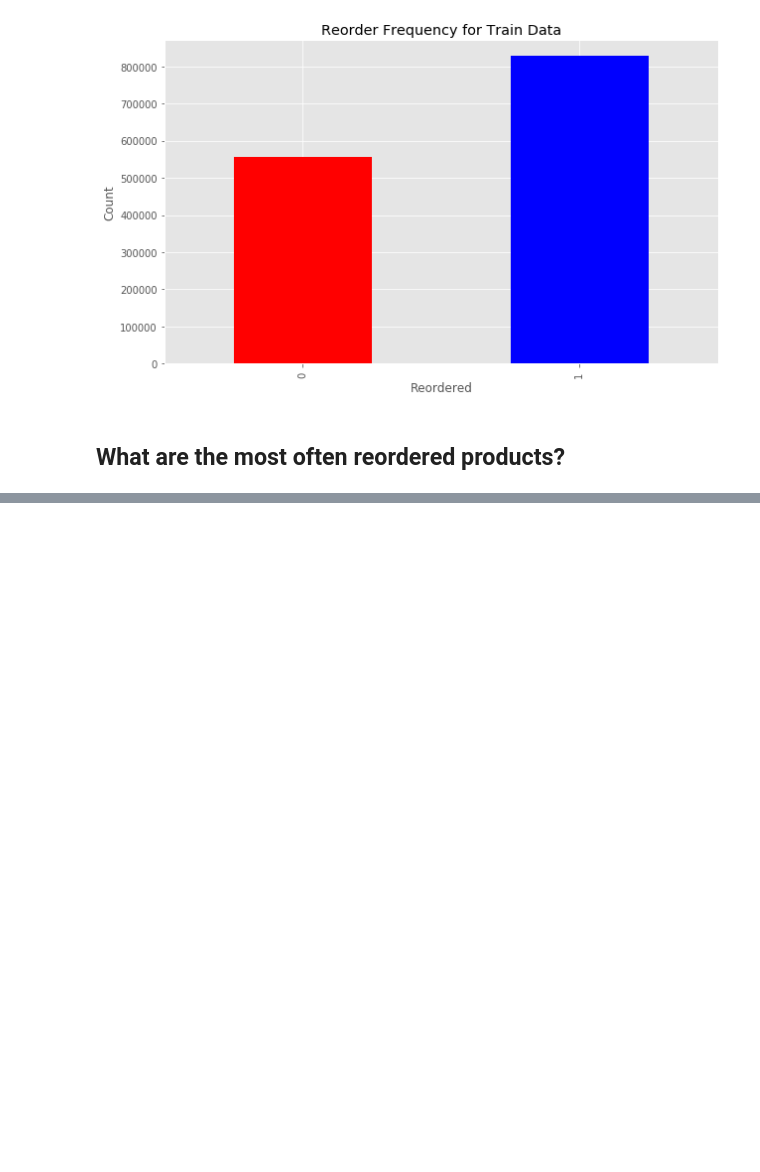
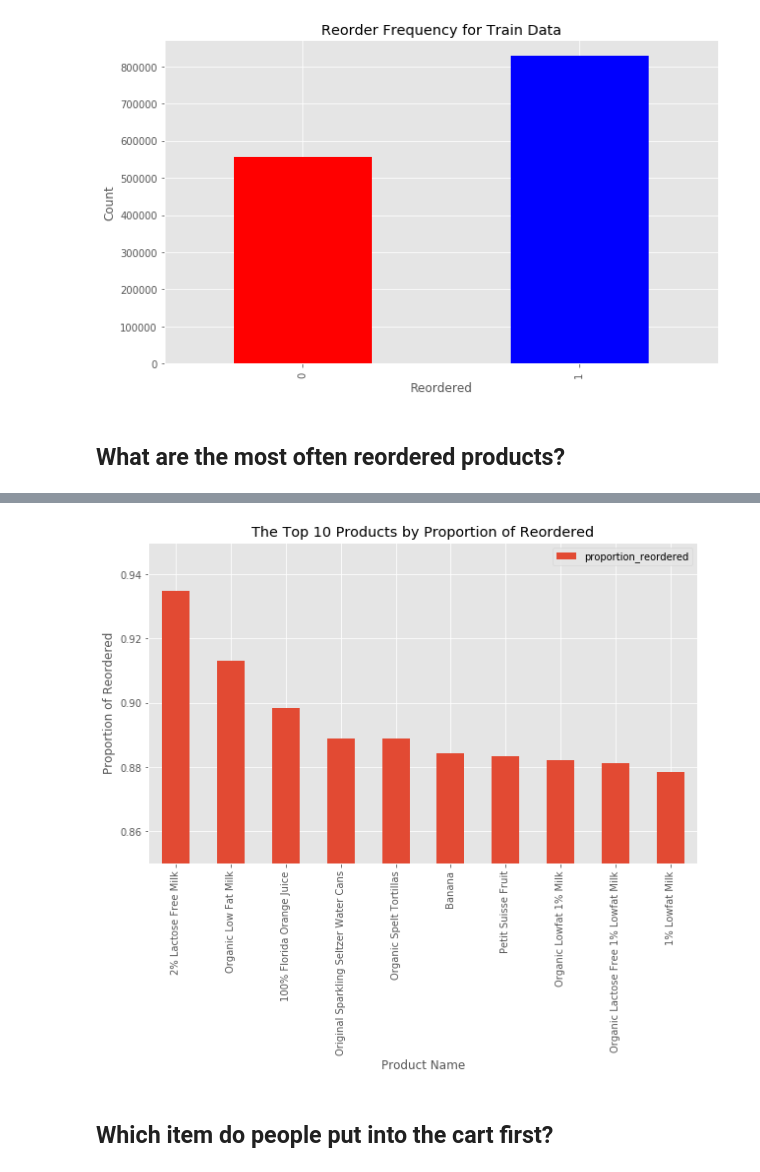
Before and after one commit to RachelPengmkt/Instacart-Market-Basket-Analysis-Exploratory-Analysis-Kaggle, a Jupyter notebook: Instacart-Market-Basket-Analysis-Exploratory-Analysis-Kaggle.ipynb, the cells around one changed output, grey strips where cells are left out. Cells and saved outputs as stored; diff of their text form; code cells hidden in the pictures; blank space fills up the shorter version.

```diff
--- a/Instacart-Market-Basket-Analysis-Exploratory-Analysis-Kaggle.ipynb
+++ b/Instacart-Market-Basket-Analysis-Exploratory-Analysis-Kaggle.ipynb
@@ -417,0 +436,6 @@ plt.show()
+# %%
+# calculate the probability of being reordered
+proportion_reordered = order_products_train.groupby('product_id').apply(lambda g: pd.Series({\
+                                        'proportion_reordered': g.reordered.mean(),\
+                                        'Order_Number': g.product_id.count(),\
+}))
@@ -417,0 +466,6 @@ plt.show()
+# %%
+# filter out products with order number <40
+proportion_reordered=proportion_reordered[proportion_reordered['Order_Number']>=40]
+# %%
+# find out the top 10 product ids by proportion_reordered
+proportion_reordered_top10 = proportion_reordered.sort_values(by='proportion_reordered', ascending=False)[:10]
@@ -417,0 +487,3 @@ plt.show()
+# %%
+# find out the product name of top 10 products
+product_top10_reordered = pd.merge(proportion_reordered_top10, products, how='left', on='product_id', validate = '1:1') # validate = '1:1' means check if merge keys are unique in both left and right datasets. if not unique in any side, an error will be returned.
@@ -417,0 +520,15 @@ plt.show()
+# %%
+# draw a bar chart
+#my_colors='rb'# set the color of the first bar chart to red and the second one to blue; r means read and b means blue
+product_top10_reordered[['product_name','proportion_reordered']].set_index('product_name').plot(kind='bar', figsize=(10, 6))
+
+plt.xlabel('Product Name') # add to x-label to the plot
+plt.ylabel('Proportion of Reordered') # add y-label to the plot
+plt.title('The Top 10 Products by Proportion of Reordered') # add title to the plot
+plt.ylim((0.85,0.95)) # adjust the range of y axis so that the difference between bars are more clear
+
+plt.show()
+# %% [output]
+[figure, added]
+# %% [markdown]
+## Which item do people put into the cart first?
```
Also changed, not shown: parts of 10 cells of this notebook.
